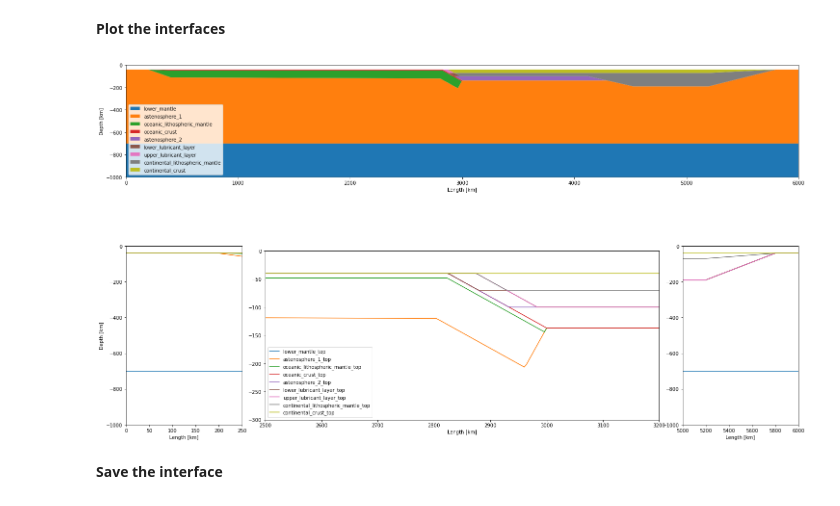
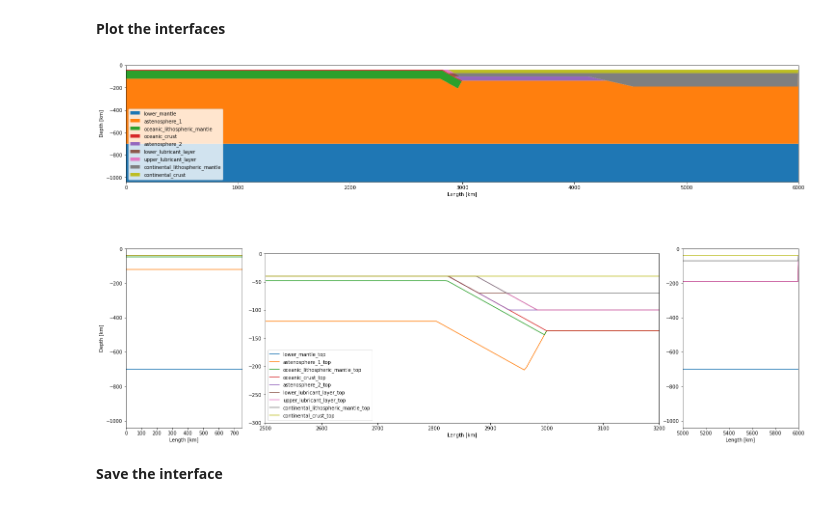
Before and after one commit to jamisonassuncao/mandyoc-scripts, a Jupyter notebook: subduction-initial.ipynb, the cells around one changed output. Drawn from its saved outputs; the diff is of its cells as text; code cells hidden in the pictures.

Commit message:
Implemented simple plate model to subduction-initial.ipynb and a diffusion method to mandyoc.IO.py

```diff
--- a/subduction-initial.ipynb
+++ b/subduction-initial.ipynb
@@ -50,4 +59,4 @@ particles_per_element = 81
 kappa = 1.0e-6
 
 # Auxiliar
-mm_per_year = 1.0e-3 / (365 * 24 * 60 * 60)
+mm_per_year = 1.0E-3 / (365 * 24 * 60 * 60)
@@ -56,10 +65,4 @@ mm_per_year = 1.0e-3 / (365 * 24 * 60 * 60)
 # %%
-# Edge clearance, lateral distance from the lithosphere and the sides of the model [m]
-edge_clearance = 200.0e3 #200.0e3
-
-# Air layer [m]
-h_air = -40.0e3
-
 # Lower boundary of the astenosphere [m]
 astenosphere_depth = -660e3
 
@@ -67,7 +70,10 @@ astenosphere_depth = -660e3
 oceanic_lab_depth = -80e3
 oceanic_crust_depth = -8e3 # -10e3
 
-oceanic_thin_length = 200.0e3 # 200e3
+oceanic_thin_length = 0.0e3 # 200e3
+
+if (plate_model):
+    oceanic_thin_length = 0.0e3
 
 # Subducting slab portion [m]
 subducting_slab_slope = 29 # 29°
@@ -96,7 +102,7 @@ continental_arc_depth = -60e3
 # Non-arc continental (cratonic) region [m]
 continental_lab_depth = -150e3
 continental_crust_depth = -30e3
-craton_thin_length = 800.0e3 # 1600e3
+craton_thin_length = 0.0#800.0e3 # 1600e3
 
 # Lubricant layers
 lubricant_layer_horizontal_length = 50.0e3
@@ -215,6 +246,11 @@ astenosphere_1 = make_interface(
     astenosphere_1_vertices
 )
 
+if (plate_model):
+    beg = np.where(astenosphere_1["x"].values >= edge_clearance)[0][0]
+    end = beg + np.size(plate_x)
+    astenosphere_1.values[beg:end] = -aL[:(end-beg)]
+
 astenosphere_1.attrs = {"compositional_factor":1.0,
                         "density":3378.0,
                         "radiogenic_heat":0.0,
@@ -247,6 +283,12 @@ oceanic_lithospheric_mantle = make_interface(
     oceanic_lithospheric_mantle_vertices
 )
 
+if (plate_model):
+    beg = np.where(oceanic_lithospheric_mantle["x"].values >= edge_clearance)[0][0]
+    end = beg + np.size(plate_x)
+    scale = oceanic_crust_depth / oceanic_lab_depth
+    oceanic_lithospheric_mantle.values[beg:end] = - scale * aL[:(end-beg)]
+
 oceanic_lithospheric_mantle.attrs = {"compositional_factor":1.0,
                                      "density":3400.0,
                                      "radiogenic_heat":9.0e-12,
@@ -549,7 +591,7 @@ Number of merged interfaces: 9
 #     [149/255., 97/255., 226/255.],
 #     [246/255., 109/255., 155/255.]]
 
-dx = 250
+dx = 750
 fig, ax = plt.subplots(figsize=(25,15))
 
 plt.subplot(2, 1, 1, aspect=1.)
@@ -571,34 +613,34 @@ for name, interface in interfaces.items():
     aux += 1
 
 plt.subplot(2, 5, 6)
 for name, interface in interfaces.items():
     plt.plot(interfaces.x/1.0e3, interfaces[name]/1.0e3, label=name)
     plt.xlim((x_min/1.0e3, x_min/1.0e3 + dx))
     plt.ylim((z_min/1.0e3, z_max/1.0e3))
     plt.xlabel("Length [km]")
     plt.ylabel("Depth [km]")
 
 plt.subplot(2, 5, (7, 9), aspect=1)
 for name, interface in interfaces.items():
     plt.plot(interfaces.x/1.0e3, interfaces[name]/1.0e3, label=name)
     plt.xlim((x_min/1.0e3 + 2_500, x_max/1.0e3 - 2_800))
     plt.ylim((z_min/1.0e3, z_max/1.0e3))
     plt.ylim((-300, z_max/1.0e3))
     plt.xlabel("Length [km]")
     # plt.ylabel("Depth [km]")
 plt.legend()
 
 plt.subplot(2, 5, 10)
 for name, interface in interfaces.items():
     plt.plot(interfaces.x/1.0e3, interfaces[name]/1.0e3, label=name)
     plt.xlim((x_max/1.0e3 - 1_000, x_max/1.0e3))
     plt.ylim((z_min/1.0e3, z_max/1.0e3))
     plt.xlabel("Length [km]")
     # plt.ylabel("Depth [km]")
 
 plt.show()
 # %% [output]
-[figure, old version]
+[figure, new version]
 # %% [markdown]
 **Save the interface**
 # %%
```
Also changed, not shown: parts of 20 cells of this notebook, 1 other file.
